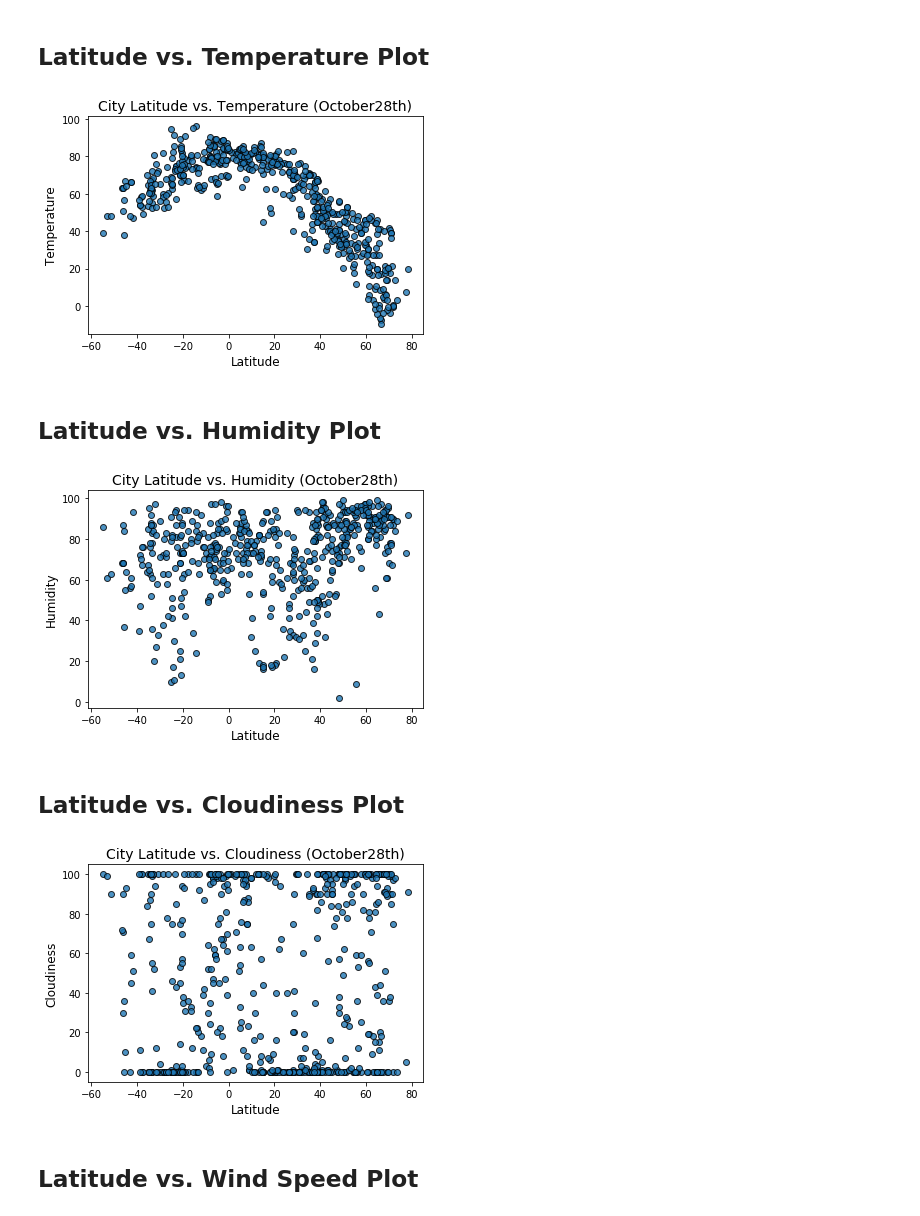
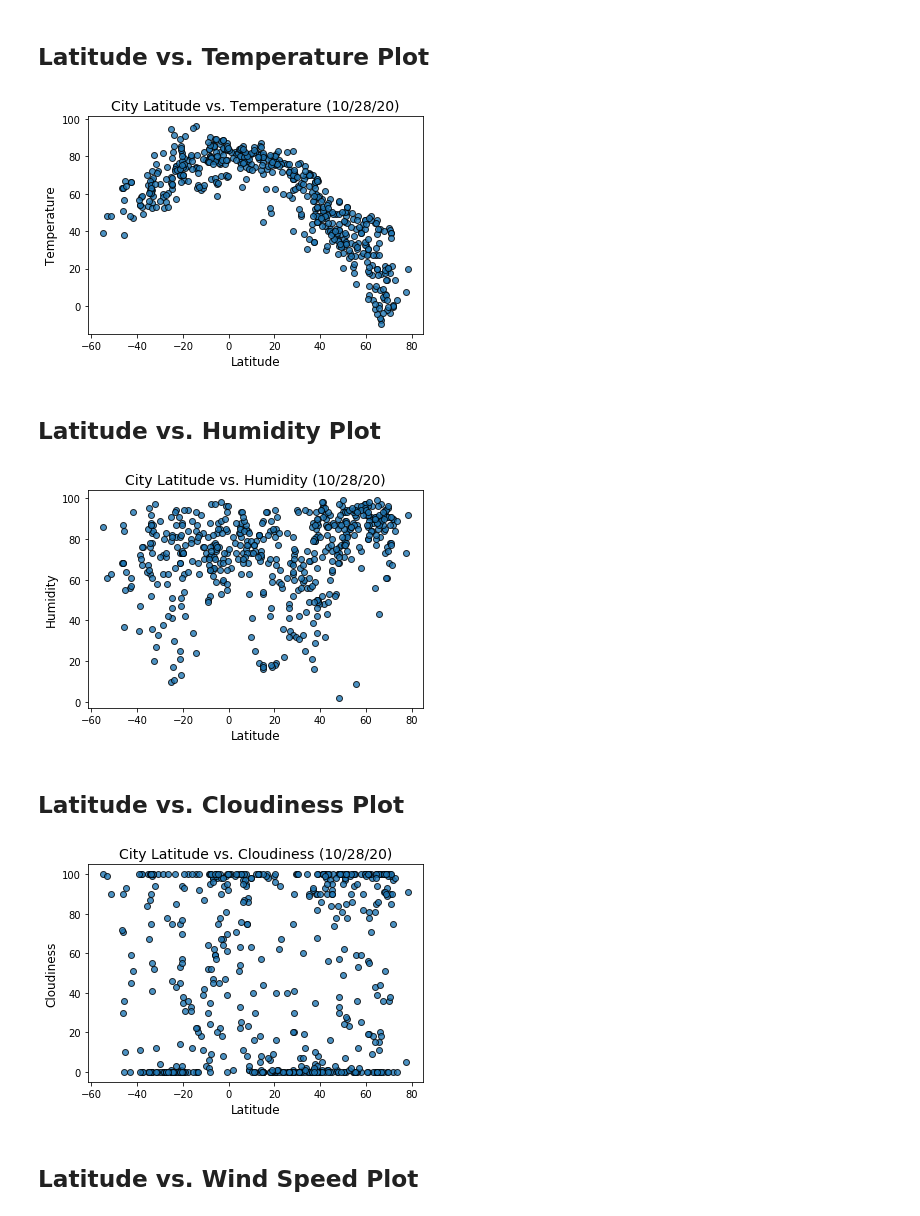
Before and after one commit to gabrielmacey/python_api_challenge, a Jupyter notebook: WeatherPy/WeatherPy.ipynb, the cells around one changed output. Cells and saved outputs as stored; diff of their text form; code cells hidden in the pictures.

Commit message:
WeatherPy

```diff
--- a/WeatherPy/WeatherPy.ipynb
+++ b/WeatherPy/WeatherPy.ipynb
@@ -188,3 +191,5 @@ weather_data = pd.read_excel("RetrievedData.xlsx")
+# %%
+weather_data = pd.read_csv("RetrievedData.csv")
 # %% [markdown]
 ## Inspect the data and remove the cities where the humidity > 100%.
 ----
@@ -212,32 +217,32 @@ Output 2: 10/28/20
 ## Latitude vs. Temperature Plot
 # %%
 plt.scatter(df["Latitude"], df["Temperature"], edgecolor="black", linewidths=1, alpha=0.8)
-plt.title("City Latitude vs. Temperature (October28th)", fontsize=14)
+plt.title("City Latitude vs. Temperature (10/28/20)", fontsize=14)
 plt.xlabel("Latitude", fontsize=12)
 plt.ylabel("Temperature", fontsize=12)
 plt.show()
 # %% [output]
-[figure, old version]
+[figure, new version]
 # %% [markdown]
 ## Latitude vs. Humidity Plot
 # %%
 plt.scatter(df["Latitude"], df["Humidity"], edgecolor="black", linewidths=1, alpha=0.8)
-plt.title("City Latitude vs. Humidity (October28th)", fontsize=14)
+plt.title("City Latitude vs. Humidity (10/28/20)", fontsize=14)
 plt.xlabel("Latitude", fontsize=12)
 plt.ylabel("Humidity", fontsize=12)
 plt.show()
 # %% [output]
-[figure, old version]
+[figure, new version]
 # %% [markdown]
 ## Latitude vs. Cloudiness Plot
 # %%
 plt.scatter(df["Latitude"], df["Cloudiness"], edgecolor="black", linewidths=1, alpha=0.8)
-plt.title("City Latitude vs. Cloudiness (October28th)", fontsize=14)
+plt.title("City Latitude vs. Cloudiness (10/28/20)", fontsize=14)
 plt.xlabel("Latitude", fontsize=12)
 plt.ylabel("Cloudiness", fontsize=12)
 plt.show()
 # %% [output]
-[figure, old version]
+[figure, new version]
 # %% [markdown]
 ## Latitude vs. Wind Speed Plot
 # %%
```
Also changed, not shown: parts of 7 cells of this notebook, 1 other file.
